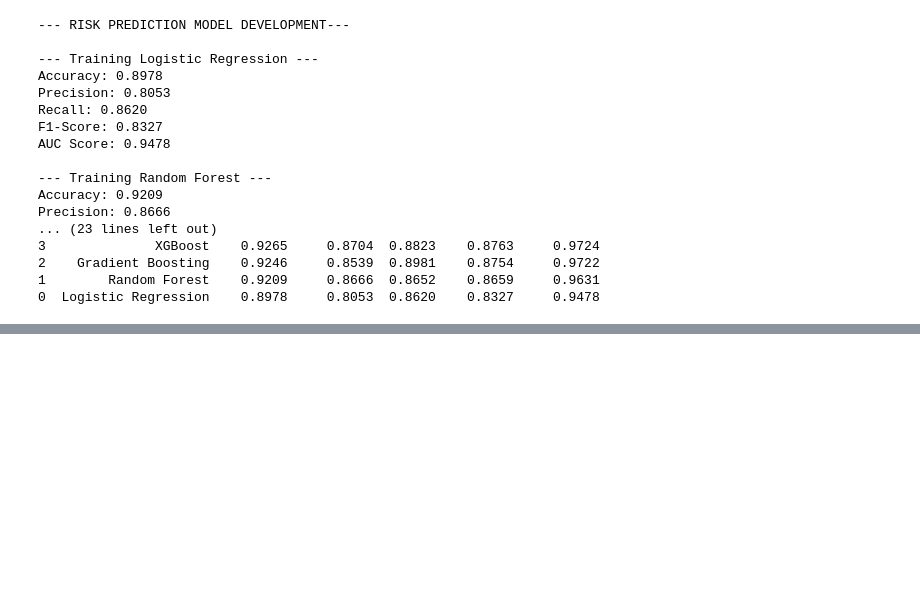
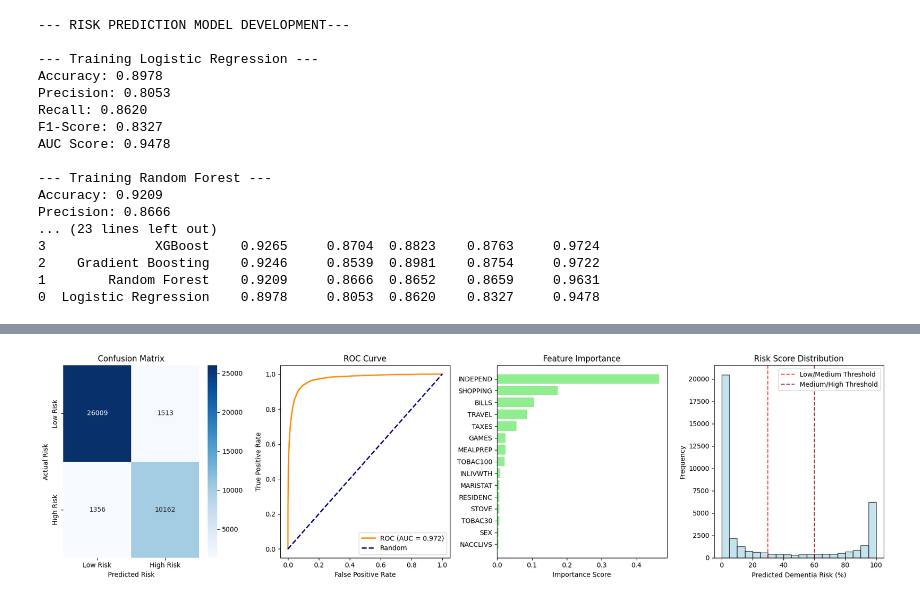
Before and after one commit to JMS-Riflan/dementia_hackathon, a Jupyter notebook: Dimentia_libraries.ipynb, the cells around one changed output, grey strips where cells are left out. Saved outputs shown, nothing was run; the diff lists cells and outputs as text; code cells hidden in the pictures; blank space fills up the shorter version.

Commit message:
Enhance dementia risk evaluation

```diff
--- a/Dimentia_libraries.ipynb
+++ b/Dimentia_libraries.ipynb
@@ -685,3 +685,86 @@ Precision: 0.8666
 2    Gradient Boosting    0.9246     0.8539  0.8981    0.8754     0.9722
 1        Random Forest    0.9209     0.8666  0.8652    0.8659     0.9631
 0  Logistic Regression    0.8978     0.8053  0.8620    0.8327     0.9478
+# %%
+#Enhanced Evaluation for Dementia Risk Prediction
+print("---RISK PREDICTION EVALUATION---")
+
+#1️ Final predictions using the best model
+y_pred_final = best_model.predict(X_test_scaled)
+
+# Check if model supports probabilities
+if hasattr(best_model, "predict_proba"):
+    y_pred_proba_final = best_model.predict_proba(X_test_scaled)[:, 1]
+else:
+    # If not, fallback to class labels
+    y_pred_proba_final = y_pred_final
+
+#2️ Calculate evaluation metrics
+final_accuracy = accuracy_score(y_test, y_pred_final)
+final_precision = precision_score(y_test, y_pred_final)
+final_recall = recall_score(y_test, y_pred_final)
+final_f1 = f1_score(y_test, y_pred_final)
+final_auc = roc_auc_score(y_test, y_pred_proba_final)
+
+#3️ Cross-validation (ROC AUC)
+cv_scores = cross_val_score(best_model, X_train_balanced, y_train_balanced,
+                            cv=5, scoring='roc_auc')
+
+print(f"RISK PREDICTION PERFORMANCE:")
+print(f"Accuracy: {final_accuracy:.4f}")
+print(f"Precision: {final_precision:.4f}")
+print(f"Recall: {final_recall:.4f}")
+print(f"F1-Score: {final_f1:.4f}")
+print(f"AUC Score: {final_auc:.4f}")
+print(f"CV Mean AUC: {cv_scores.mean():.4f}")
+
+#4️ Visualizations
+plt.figure(figsize=(18, 5))
+
+# Confusion Matrix
+plt.subplot(1, 4, 1)
+cm = confusion_matrix(y_test, y_pred_final)
+sns.heatmap(cm, annot=True, fmt='d', cmap='Blues',
+            xticklabels=['Low Risk', 'High Risk'],
+            yticklabels=['Low Risk', 'High Risk'])
+plt.title('Confusion Matrix')
+plt.xlabel('Predicted Risk')
+plt.ylabel('Actual Risk')
+
+# ROC Curve
+plt.subplot(1, 4, 2)
+fpr, tpr, thresholds = roc_curve(y_test, y_pred_proba_final)
+plt.plot(fpr, tpr, color='darkorange', lw=2, label=f'ROC (AUC = {final_auc:.3f})')
+plt.plot([0, 1], [0, 1], color='navy', lw=2, linestyle='--', label='Random')
+plt.xlabel('False Positive Rate')
+plt.ylabel('True Positive Rate')
+plt.title('ROC Curve')
+plt.legend()
+
+#Feature Importance
+plt.subplot(1, 4, 3)
+if hasattr(best_model, 'feature_importances_'):
+    importance_df = pd.DataFrame({
+        'feature': selected_features,
+        'importance': best_model.feature_importances_
+    }).sort_values('importance', ascending=True)
+    plt.barh(importance_df['feature'], importance_df['importance'], color='lightgreen')
+    plt.title('Feature Importance')
+    plt.xlabel('Importance Score')
+
+#Predicted Risk Score Distribution
+plt.subplot(1, 4, 4)
+risk_scores = y_pred_proba_final * 100
+plt.hist(risk_scores, bins=20, color='lightblue', alpha=0.7, edgecolor='black')
+plt.axvline(x=30, color='red', linestyle='--', alpha=0.7, label='Low/Medium Threshold')
+plt.axvline(x=60, color='darkred', linestyle='--', alpha=0.7, label='Medium/High Threshold')
+plt.xlabel('Predicted Dementia Risk (%)')
+plt.ylabel('Frequency')
+plt.title('Risk Score Distribution')
+plt.legend()
+
+plt.tight_layout()
+plt.show()
+
+print("Enhanced risk prediction evaluation completed!")
+# %% [output]
@@ -687,0 +779 @@ Precision: 0.8666
+[figure, added]
```
Also changed, not shown: parts of 2 cells of this notebook.
